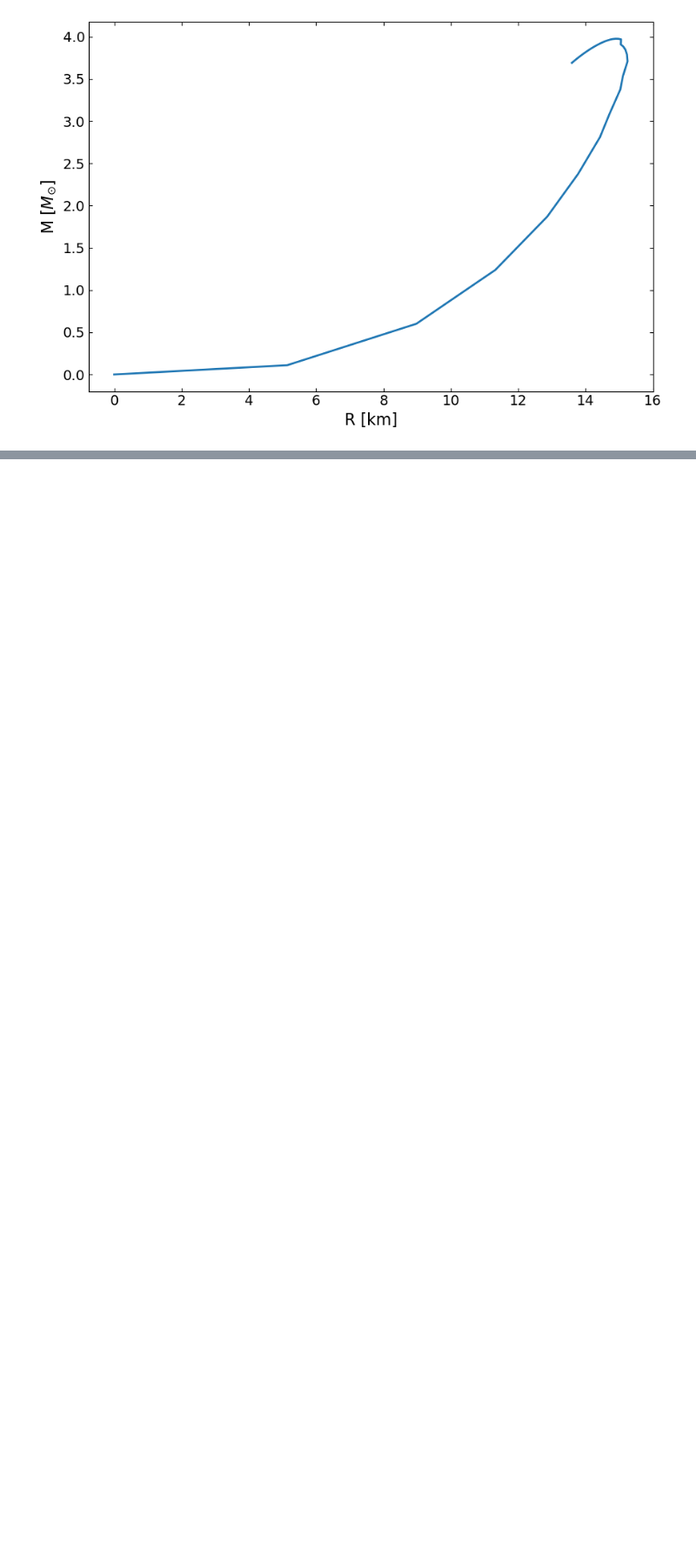
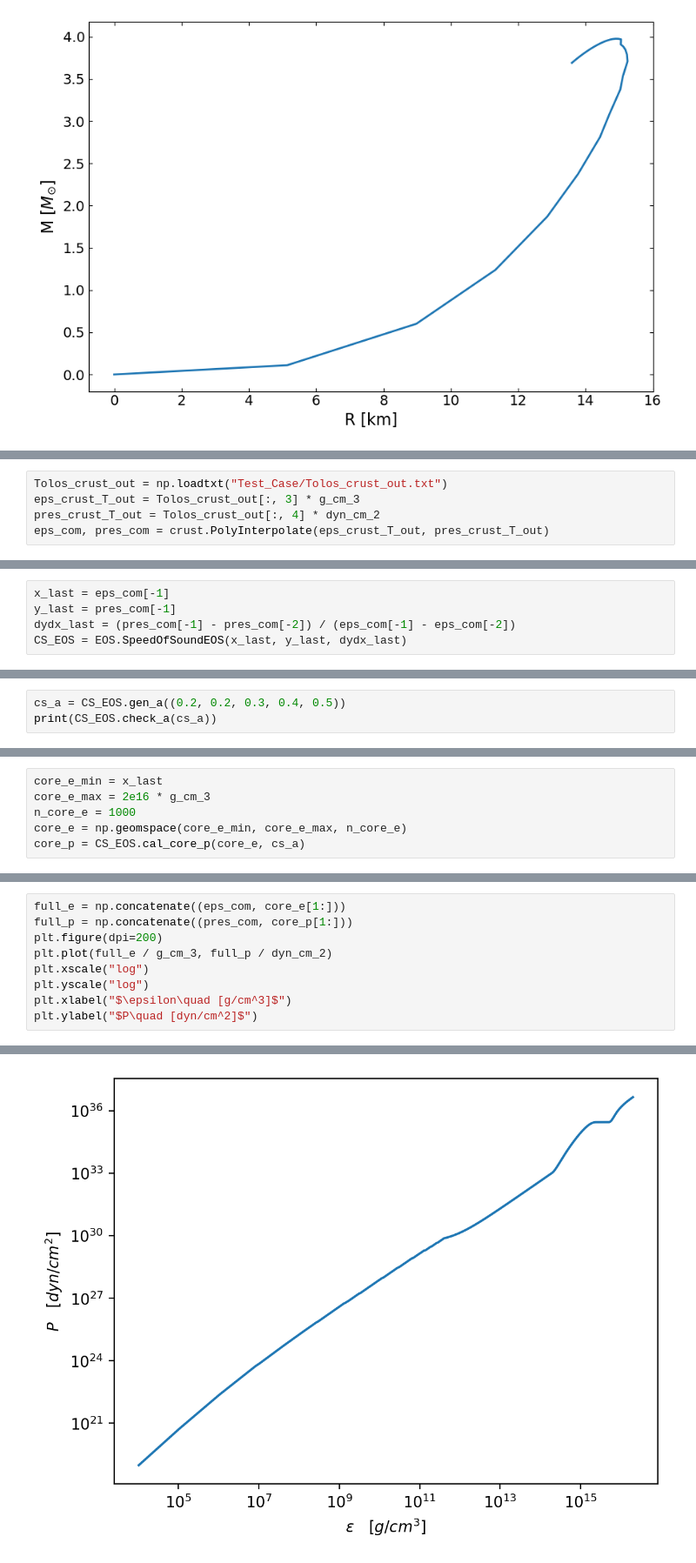
Before and after one commit to ChunHuangPhy/CompactOject, a Jupyter notebook: docs/source/test_EOSgenerators.ipynb, the cells around one changed output, grey strips where cells are left out. Shown at 87% size. Cells and saved outputs as stored; diff of their text form; blank space fills up the shorter version.

```diff
--- a/docs/source/test_EOSgenerators.ipynb
+++ b/docs/source/test_EOSgenerators.ipynb
@@ -335,0 +351,5 @@ plt.show()
+# %%
+Tolos_crust_out = np.loadtxt("Test_Case/Tolos_crust_out.txt")
+eps_crust_T_out = Tolos_crust_out[:, 3] * g_cm_3
+pres_crust_T_out = Tolos_crust_out[:, 4] * dyn_cm_2
+eps_com, pres_com = crust.PolyInterpolate(eps_crust_T_out, pres_crust_T_out)
@@ -335,0 +361,5 @@ plt.show()
+# %%
+x_last = eps_com[-1]
+y_last = pres_com[-1]
+dydx_last = (pres_com[-1] - pres_com[-2]) / (eps_com[-1] - eps_com[-2])
+CS_EOS = EOS.SpeedOfSoundEOS(x_last, y_last, dydx_last)
@@ -335,0 +372,3 @@ plt.show()
+# %%
+cs_a = CS_EOS.gen_a((0.2, 0.2, 0.3, 0.4, 0.5))
+print(CS_EOS.check_a(cs_a))
@@ -335,0 +383,6 @@ plt.show()
+# %%
+core_e_min = x_last
+core_e_max = 2e16 * g_cm_3
+n_core_e = 1000
+core_e = np.geomspace(core_e_min, core_e_max, n_core_e)
+core_p = CS_EOS.cal_core_p(core_e, cs_a)
@@ -335,0 +391,10 @@ plt.show()
+# %%
+full_e = np.concatenate((eps_com, core_e[1:]))
+full_p = np.concatenate((pres_com, core_p[1:]))
+plt.figure(dpi=200)
+plt.plot(full_e / g_cm_3, full_p / dyn_cm_2)
+plt.xscale("log")
+plt.yscale("log")
+plt.xlabel("$\epsilon\quad [g/cm^3]$")
+plt.ylabel("$P\quad [dyn/cm^2]$")
+# %% [output]
@@ -335,0 +402 @@ plt.show()
+[figure, added]
```
Also changed, not shown: parts of 13 cells of this notebook.
